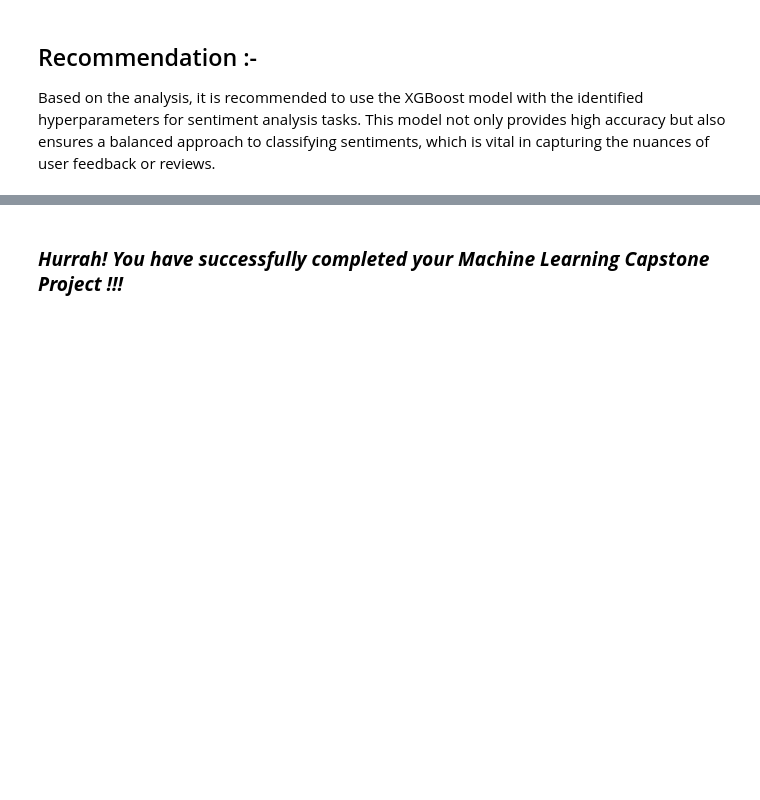
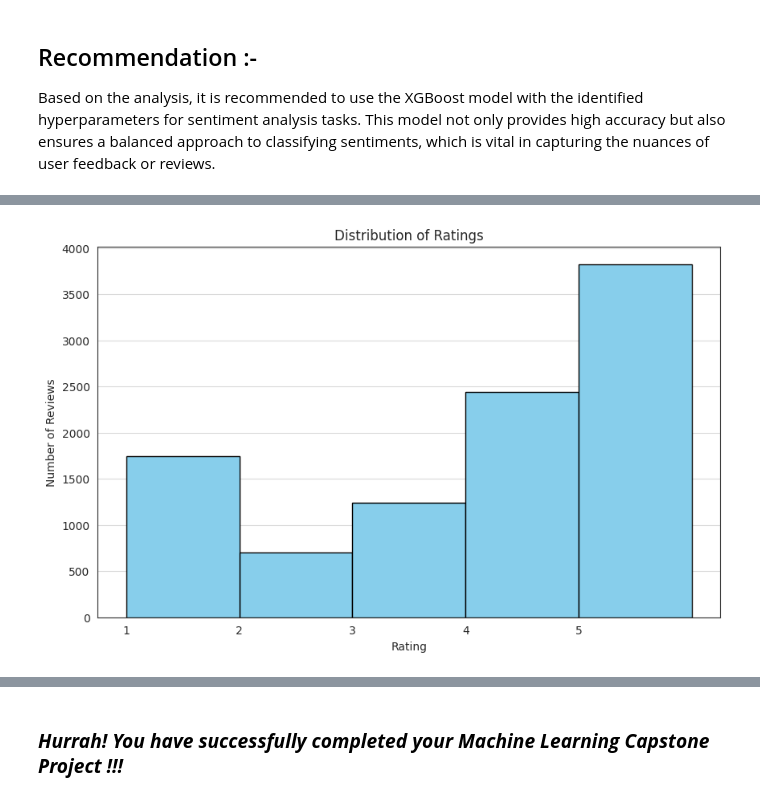
Before and after one commit to Ash99-commits/Unsupervised_ML_Zomato-Restaurant_Clustering_And_Sentiment_Analysis, a Jupyter notebook: Unsupervised_ML_Zomato_Restaurant_Clustering_And_Sentiment_Analysis_Ashwani_Kumar_Patra.ipynb, the cells around one changed output, grey strips where cells are left out. Drawn from its saved outputs; the diff is of its cells as text; code cells hidden in the pictures; blank space fills up the shorter version.

```diff
--- a/Unsupervised_ML_Zomato_Restaurant_Clustering_And_Sentiment_Analysis_Ashwani_Kumar_Patra.ipynb
+++ b/Unsupervised_ML_Zomato_Restaurant_Clustering_And_Sentiment_Analysis_Ashwani_Kumar_Patra.ipynb
@@ -3523,0 +3528,18 @@ Based on the analysis, it is recommended to use the XGBoost model with the ident
+# %%
+# Vectorizing the 'Normalized_Review' of the entire dataset
+X_full_tfidf = tfidf.transform(reviews_df['Normalized_Review'])
+
+# Combining with 'Review_Length' if it was a feature in our model
+X_full_combined = sp.hstack((X_full_tfidf, reviews_df[['Review_Length']].values.astype(float)), format='csr')
+
+
+# Predicting sentiments for the entire dataset
+predicted_sentiments_full = log_reg.predict(X_full_combined)
+
+# Converting numerical predictions to labels ('Positive' or 'Negative')
+predicted_sentiment_labels = ['Positive' if sentiment == 1 else 'Negative' for sentiment in predicted_sentiments_full]
+
+# Adding the sentiment labels to the DataFrame
+reviews_df['Predicted_Sentiment_Label'] = predicted_sentiment_labels
+
+# Now, our DataFrame has a 'Predicted_Sentiment_Label' column with the sentiment labels
@@ -3523,0 +3562,13 @@ Based on the analysis, it is recommended to use the XGBoost model with the ident
+# %%
+# Histogram for Ratings Distribution using the corrected dataset name
+
+plt.figure(figsize=(10, 6))
+plt.hist(reviews_df['Rating'], bins=range(1, 7), color='skyblue', edgecolor='black')
+plt.title('Distribution of Ratings')
+plt.xlabel('Rating')
+plt.ylabel('Number of Reviews')
+plt.xticks(range(1, 6))
+plt.grid(axis='y', alpha=0.75)
+plt.show()
+# %% [output]
+[figure, added]
```
Also changed, not shown: parts of 28 cells of this notebook.
